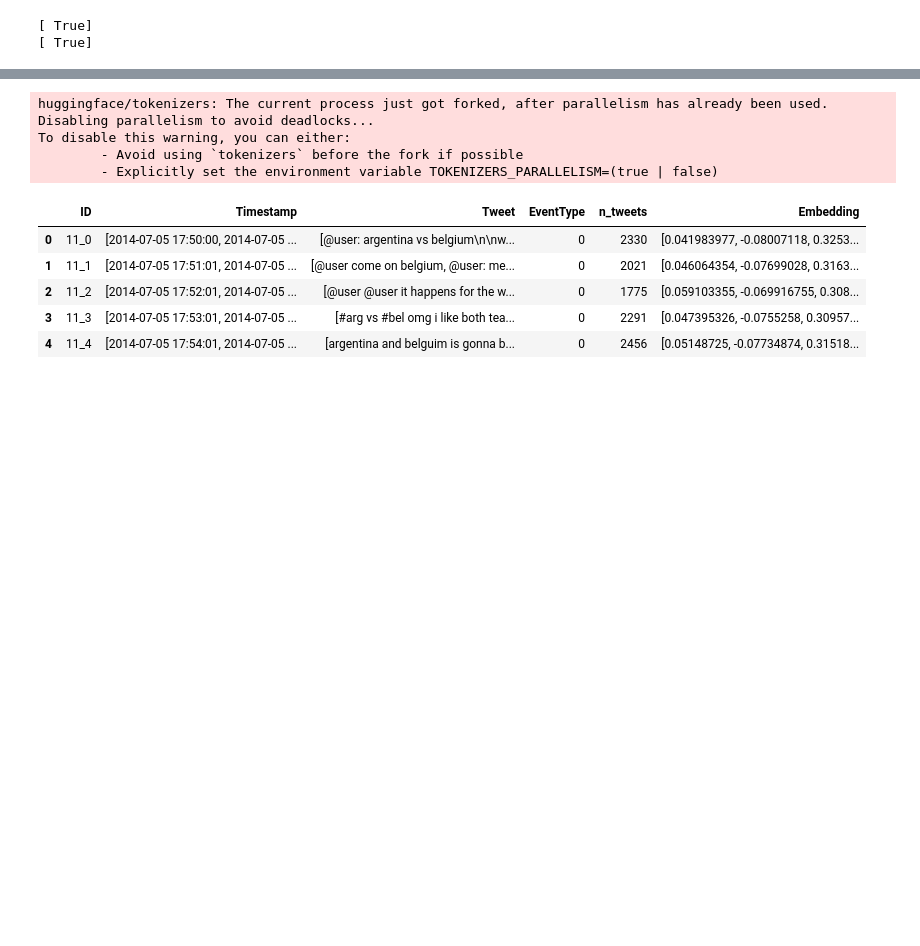
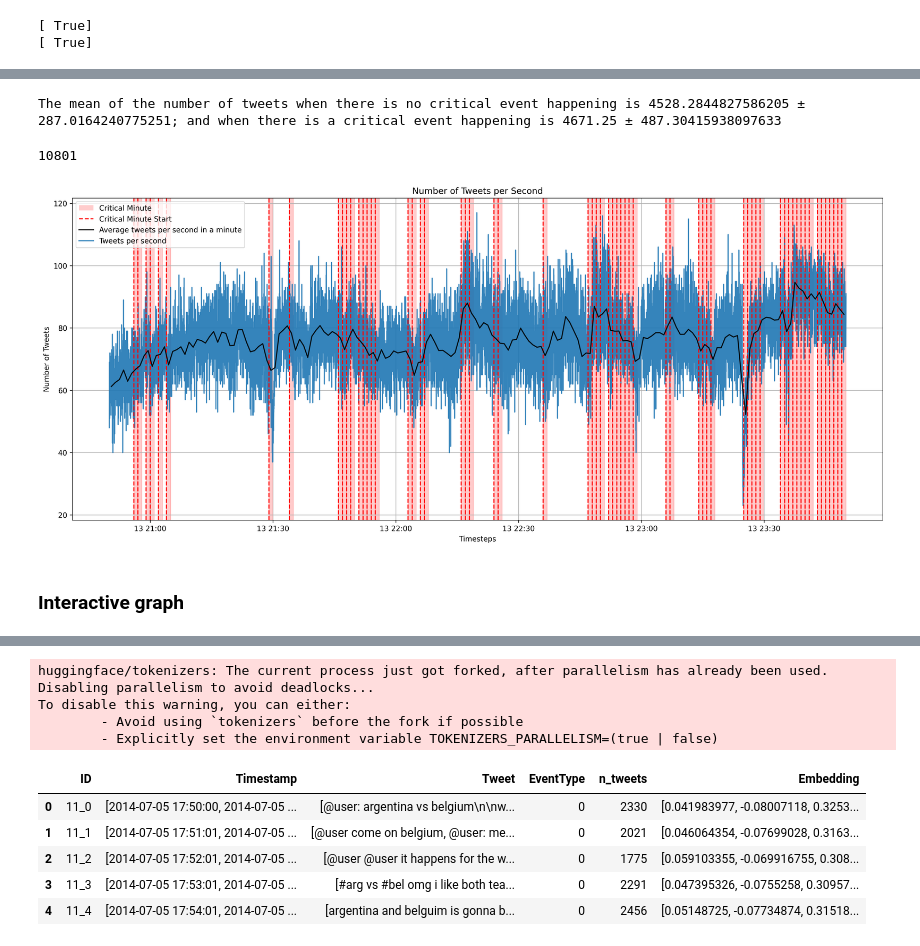
Before and after one commit to mattiaamartino/sub-event-detection, a Jupyter notebook: dim_reduction.ipynb, the cells around one changed output, grey strips where cells are left out. Drawn from its saved outputs; the diff is of its cells as text; code cells hidden in the pictures; blank space fills up the shorter version.

```diff
--- a/dim_reduction.ipynb
+++ b/dim_reduction.ipynb
@@ -135,0 +106,4 @@ grouped_df[grouped_df["EventType"]==1].shape
+# %%
+print(f"The mean of the number of tweets when there is no critical event happening is {np.mean(n_tweets[y==0])} ± {np.std(n_tweets[y==0])}; and when there is a critical event happening is {np.mean(n_tweets[y==1])} ± {np.std(n_tweets[y==1])}")
+# %% [output]
+The mean of the number of tweets when there is no critical event happening is 4528.2844827586205 ± 287.0164240775251; and when there is a critical event happening is 4671.25 ± 487.30415938097633
@@ -135,0 +117,38 @@ grouped_df[grouped_df["EventType"]==1].shape
+# %%
+len(match_activity)
+# %% [output]
+10801
+# %%
+from matplotlib.patches import Patch
+from matplotlib.lines import Line2D
+
+plt.figure(figsize=(20, 8), dpi=300)
+plt.plot(list(match_activity.keys()), list(match_activity.values()), alpha=0.9)
+
+central_minute_seconds = []
+for minute, outcome in enumerate(y):
+    central_minute_seconds.append(list(match_activity.keys())[minute*60 + 30])
+    if outcome == 1:
+        start_second = list(match_activity.keys())[minute*60]
+        end_second = list(match_activity.keys())[min((minute+1)*60-1, len(match_activity)-1)]
+        plt.axvline(x=start_second, color="red", linestyle="--")
+        plt.axvspan(start_second, end_second, color="red", alpha=0.2)
+
+plt.plot(central_minute_seconds, (grouped_df["n_tweets"].values) / 60, color="black", linestyle="-", alpha=0.9)
+plt.xlabel('Timesteps')
+plt.ylabel('Number of Tweets')
+plt.title('Number of Tweets per Second')
+legend_elements = [
+    Patch(facecolor='red', alpha=0.2, label='Critical Minute'),
+    Line2D([0], [0], color='red', linestyle='--', label='Critical Minute Start'),
+    Line2D([0], [0], color='black', alpha=0.9, linestyle='-', label='Average tweets per second in a minute'),
+    Line2D([0], [0], alpha=0.9, linestyle='-', label='Tweets per second')
+]
+plt.legend(handles=legend_elements, loc='upper left')
+
+plt.grid(True)
+plt.show()
+# %% [output]
+[figure, added]
+# %% [markdown]
+### Interactive graph
```
Also changed, not shown: parts of 27 cells of this notebook.
